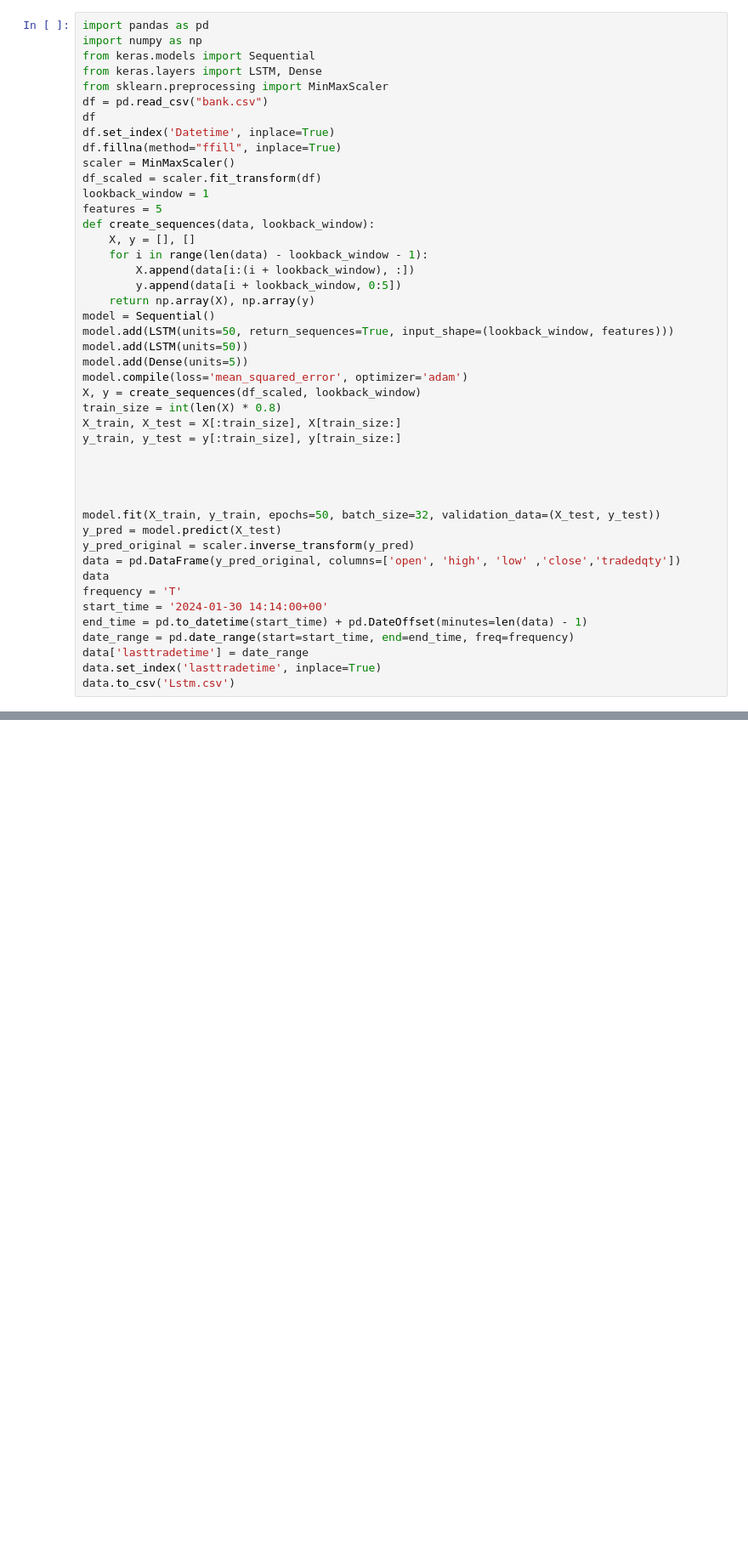
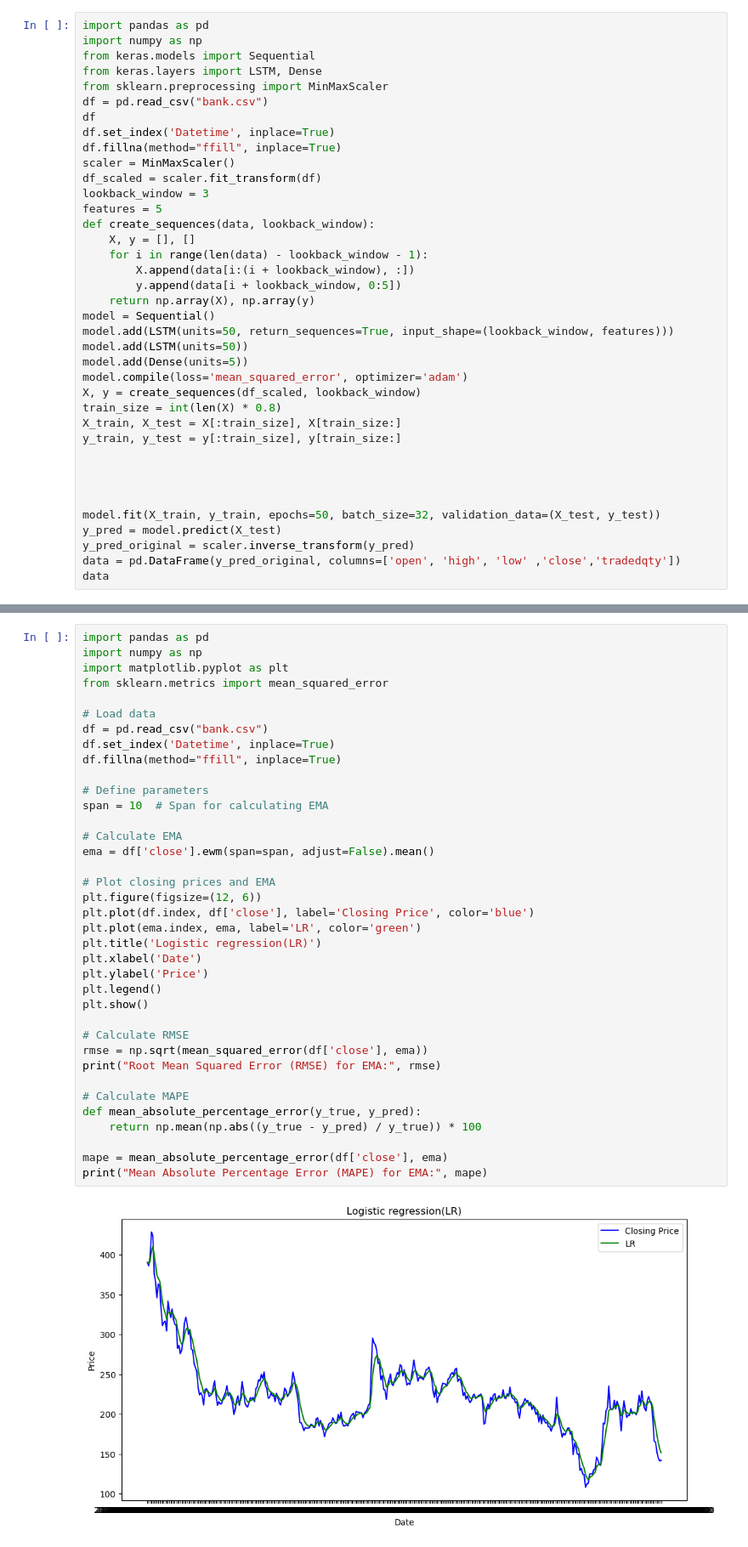
Before and after one commit to santhosh-kumar-17/Machine-Learning, a Jupyter notebook: Google colab/stock all/stock.ipynb, the cells around one changed output, grey strips where cells are left out. Shown: that part at 85% size. Cells and saved outputs as stored; diff of their text form; blank space fills up the shorter version.

```diff
--- a/Google colab/stock all/stock.ipynb
+++ b/Google colab/stock all/stock.ipynb
@@ -23,7 +23,7 @@ df.set_index('Datetime', inplace=True)
 df.fillna(method="ffill", inplace=True)
 scaler = MinMaxScaler()
 df_scaled = scaler.fit_transform(df)
-lookback_window = 1
+lookback_window = 3
 features = 5
 def create_sequences(data, lookback_window):
     X, y = [], []
@@ -49,12 +49,5 @@ y_pred = model.predict(X_test)
 y_pred_original = scaler.inverse_transform(y_pred)
 data = pd.DataFrame(y_pred_original, columns=['open', 'high', 'low' ,'close','tradedqty'])
 data
-frequency = 'T'
-start_time = '2024-01-30 14:14:00+00'
-end_time = pd.to_datetime(start_time) + pd.DateOffset(minutes=len(data) - 1)
-date_range = pd.date_range(start=start_time, end=end_time, freq=frequency)
-data['lasttradetime'] = date_range
-data.set_index('lasttradetime', inplace=True)
-data.to_csv('Lstm.csv')
 # %% [output]
 Epoch 1/50
@@ -97,0 +150,39 @@ plt.show()
+# %%
+import pandas as pd
+import numpy as np
+import matplotlib.pyplot as plt
+from sklearn.metrics import mean_squared_error
+
+# Load data
+df = pd.read_csv("bank.csv")
+df.set_index('Datetime', inplace=True)
+df.fillna(method="ffill", inplace=True)
+
+# Define parameters
+span = 10  # Span for calculating EMA
+
+# Calculate EMA
+ema = df['close'].ewm(span=span, adjust=False).mean()
+
+# Plot closing prices and EMA
+plt.figure(figsize=(12, 6))
+plt.plot(df.index, df['close'], label='Closing Price', color='blue')
+plt.plot(ema.index, ema, label='LR', color='green')
+plt.title('Logistic regression(LR)')
+plt.xlabel('Date')
+plt.ylabel('Price')
+plt.legend()
+plt.show()
+
+# Calculate RMSE
+rmse = np.sqrt(mean_squared_error(df['close'], ema))
+print("Root Mean Squared Error (RMSE) for EMA:", rmse)
+
+# Calculate MAPE
+def mean_absolute_percentage_error(y_true, y_pred):
+    return np.mean(np.abs((y_true - y_pred) / y_true)) * 100
+
+mape = mean_absolute_percentage_error(df['close'], ema)
+print("Mean Absolute Percentage Error (MAPE) for EMA:", mape)
+# %% [output]
+[figure, added]
```
Also changed, not shown: parts of 14 cells of this notebook, 14 other files.
